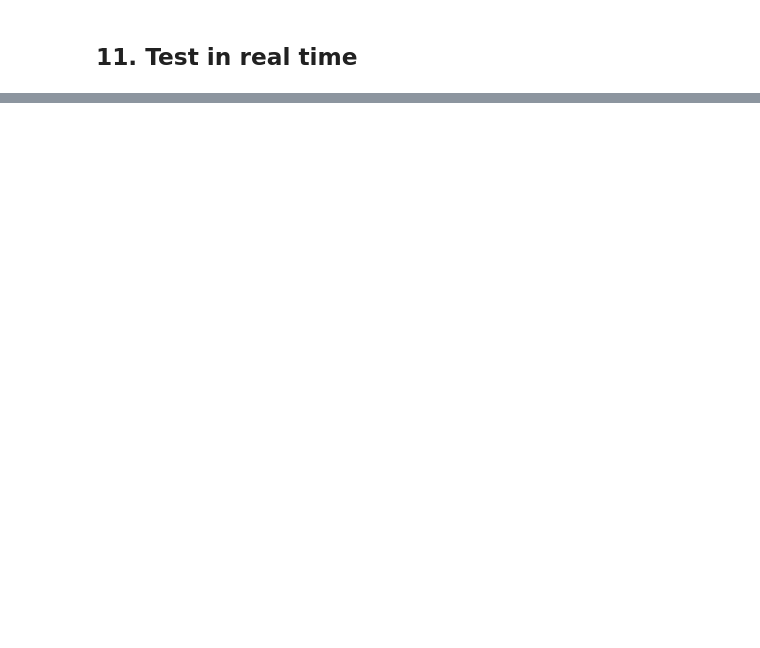
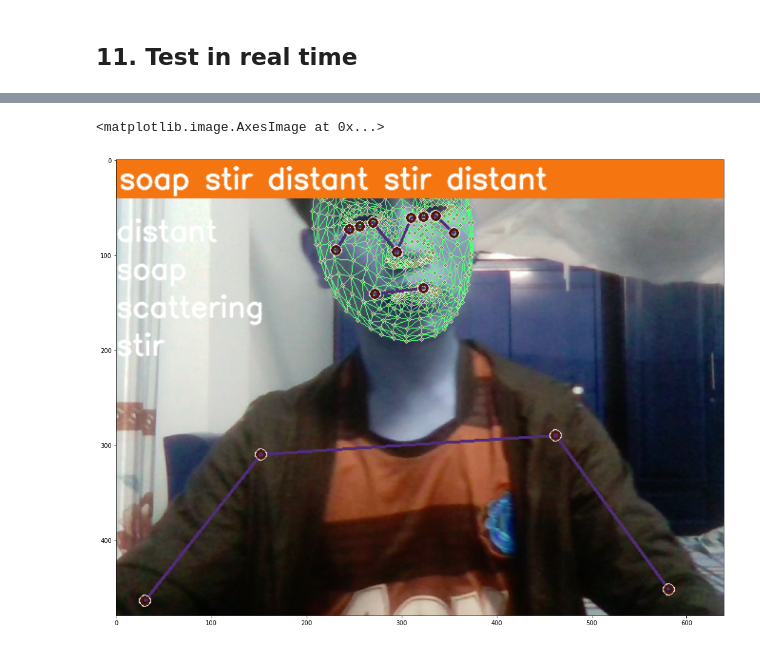
Before and after one commit to quangcrazymen/CS114.M11, a Jupyter notebook: FinalProject/FinalProject.ipynb, the cells around one changed output, grey strips where cells are left out. Drawn from its saved outputs; the diff is of its cells as text; code cells hidden in the pictures; blank space fills up the shorter version.

```diff
--- a/FinalProject/FinalProject.ipynb
+++ b/FinalProject/FinalProject.ipynb
@@ -226,0 +314,4 @@ label_map
+# %%
+model.compile(optimizer='Adam',loss='categorical_crossentropy',metrics=['categorical_accuracy'])
+# %%
+model.fit(X_train,y_train,epochs=2000,callbacks=callbacks_list)
@@ -227,2 +360,4 @@ label_map
 # %% [markdown]
 ## 8. Make Predictions
+# %%
+res = model.predict(X_test)
@@ -229,3 +390,12 @@ label_map
+# %%
+#model.load_weights('action.h5')
+#model.load_weights('20action.h5')
+#model.load_weights('saved_models/weights-improvement-23-0.59.hdf5')
+#98 words
+#model.load_weights('saved_models/4actions/weights-improvement-13-0.73.hdf5')
+#model.load_weights('saved_models/OGTNLDXH_2/weights-improvement-18-0.97.hdf5')
+#model.load_weights('saved_models/12Tu-3Cau/weights-improvement-76-1.00.hdf5')
+model.load_weights('saved_models/97Tu_2/weights-improvement-89-0.79.hdf5')
 # %% [markdown]
 ## 9. Save Weights
 # %% [markdown]
@@ -234,0 +499,6 @@ label_map
+# %%
+plt.figure(figsize=(18,18))
+plt.imshow(prob_viz(res, actions, image, colors))
+# %% [output]
+<matplotlib.image.AxesImage at 0x...>
+[figure, added]
```
Also changed, not shown: parts of 51 cells of this notebook.
